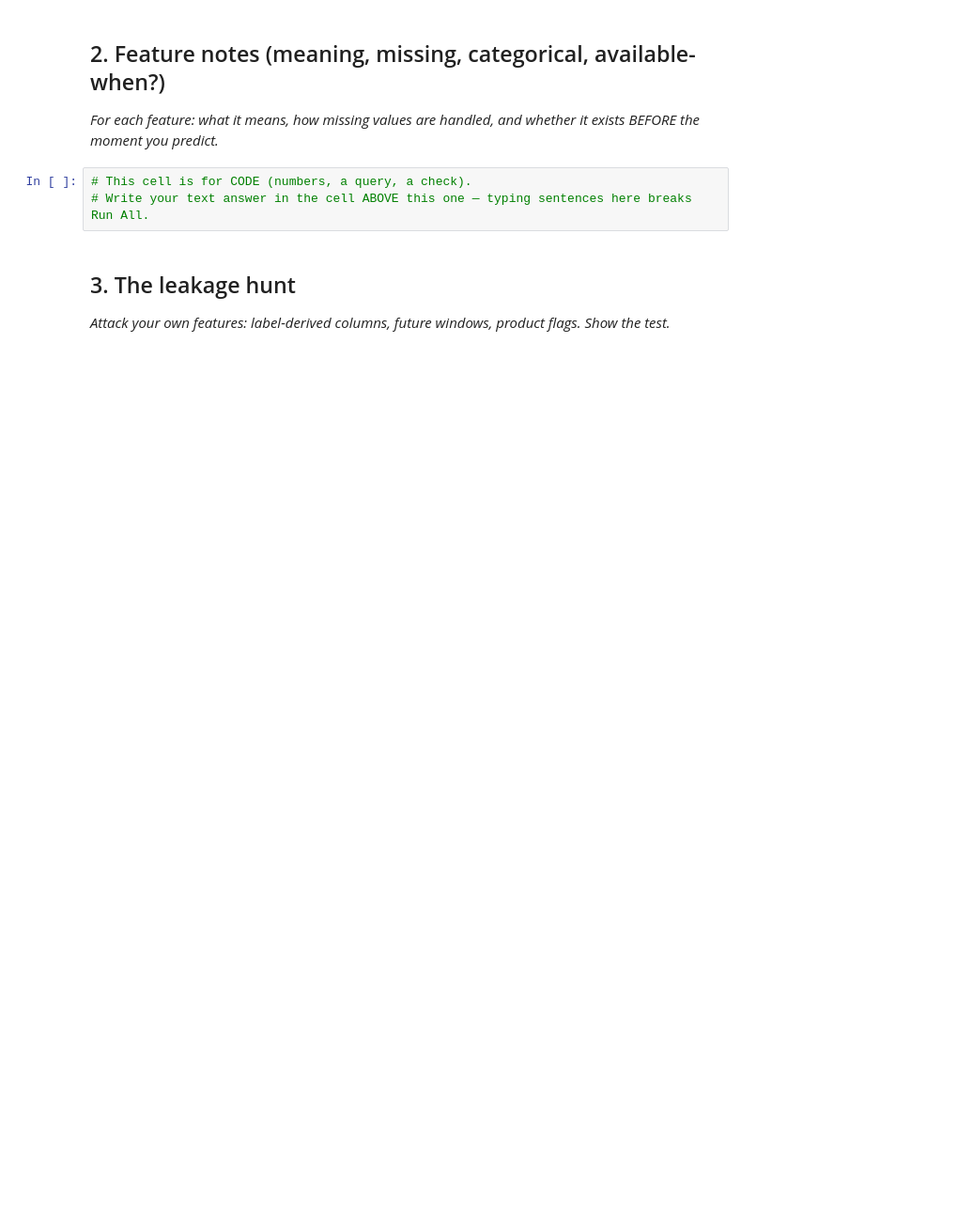
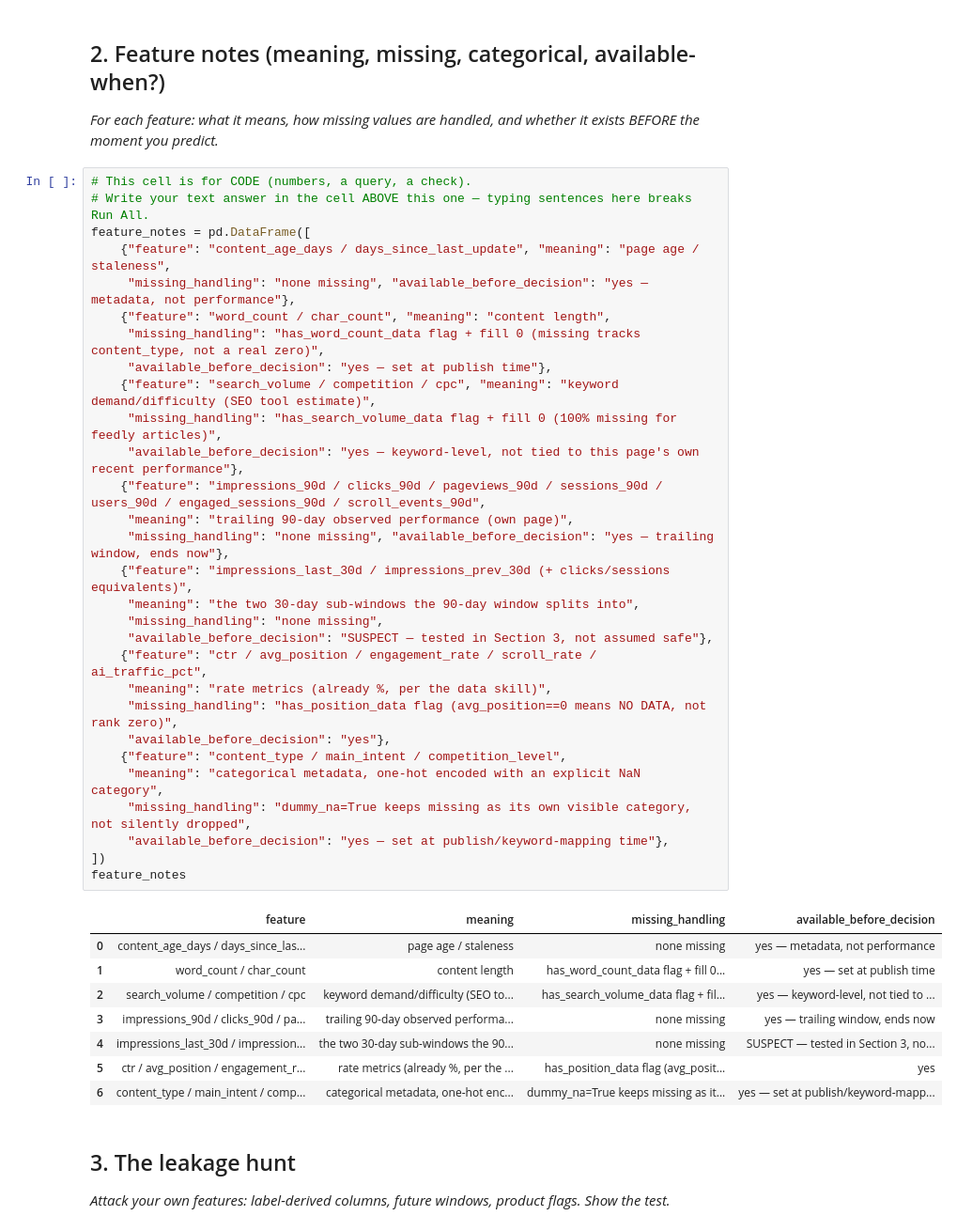
Before and after one commit to abdulhadi2005ag-cmd/flyrank-ml-internship-hadii, a Jupyter notebook: work/notebooks/w03_feature_leakage_check.ipynb, the cells around one changed output. Shown at 94% size. Drawn from its saved outputs; the diff is of its cells as text; blank space fills up the shorter version.

```diff
--- a/work/notebooks/w03_feature_leakage_check.ipynb
+++ b/work/notebooks/w03_feature_leakage_check.ipynb
@@ -17,9 +90,44 @@ This skeleton is yours to fill. Work the sections **in order** — each one has
 ## 2. Feature notes (meaning, missing, categorical, available-when?)
 
 *For each feature: what it means, how missing values are handled, and whether it exists BEFORE the moment you predict.*
-# %%
-# This cell is for CODE (numbers, a query, a check).
-# Write your text answer in the cell ABOVE this one — typing sentences here breaks Run All.
+# %%
+# This cell is for CODE (numbers, a query, a check).
+# Write your text answer in the cell ABOVE this one — typing sentences here breaks Run All.
+feature_notes = pd.DataFrame([
+    {"feature": "content_age_days / days_since_last_update", "meaning": "page age / staleness",
+     "missing_handling": "none missing", "available_before_decision": "yes — metadata, not performance"},
+    {"feature": "word_count / char_count", "meaning": "content length",
+     "missing_handling": "has_word_count_data flag + fill 0 (missing tracks content_type, not a real zero)",
+     "available_before_decision": "yes — set at publish time"},
+    {"feature": "search_volume / competition / cpc", "meaning": "keyword demand/difficulty (SEO tool estimate)",
+     "missing_handling": "has_search_volume_data flag + fill 0 (100% missing for feedly articles)",
+     "available_before_decision": "yes — keyword-level, not tied to this page's own recent performance"},
+    {"feature": "impressions_90d / clicks_90d / pageviews_90d / sessions_90d / users_90d / engaged_sessions_90d / scroll_events_90d",
+     "meaning": "trailing 90-day observed performance (own page)",
+     "missing_handling": "none missing", "available_before_decision": "yes — trailing window, ends now"},
+    {"feature": "impressions_last_30d / impressions_prev_30d (+ clicks/sessions equivalents)",
+     "meaning": "the two 30-day sub-windows the 90-day window splits into",
+     "missing_handling": "none missing",
+     "available_before_decision": "SUSPECT — tested in Section 3, not assumed safe"},
+    {"feature": "ctr / avg_position / engagement_rate / scroll_rate / ai_traffic_pct",
+     "meaning": "rate metrics (already %, per the data skill)",
+     "missing_handling": "has_position_data flag (avg_position==0 means NO DATA, not rank zero)",
+     "available_before_decision": "yes"},
+    {"feature": "content_type / main_intent / competition_level",
+     "meaning": "categorical metadata, one-hot encoded with an explicit NaN category",
+     "missing_handling": "dummy_na=True keeps missing as its own visible category, not silently dropped",
+     "available_before_decision": "yes — set at publish/keyword-mapping time"},
+])
+feature_notes
+# %% [output]
+|  | feature | meaning | missing_handling | available_before_decision |
+| 0 | content_age_days / days_since_las... | page age / staleness | none missing | yes — metadata, not performance |
+| 1 | word_count / char_count | content length | has_word_count_data flag + fill 0... | yes — set at publish time |
+| 2 | search_volume / competition / cpc | keyword demand/difficulty (SEO to... | has_search_volume_data flag + fil... | yes — keyword-level, not tied to ... |
+| 3 | impressions_90d / clicks_90d / pa... | trailing 90-day observed performa... | none missing | yes — trailing window, ends now |
+| 4 | impressions_last_30d / impression... | the two 30-day sub-windows the 90... | none missing | SUSPECT — tested in Section 3, no... |
+| 5 | ctr / avg_position / engagement_r... | rate metrics (already %, per the ... | has_position_data flag (avg_posit... | yes |
+| 6 | content_type / main_intent / comp... | categorical metadata, one-hot enc... | dummy_na=True keeps missing as it... | yes — set at publish/keyword-mapp... |
 # %% [markdown]
 ## 3. The leakage hunt
 
```
Also changed, not shown: parts of 14 cells of this notebook.
